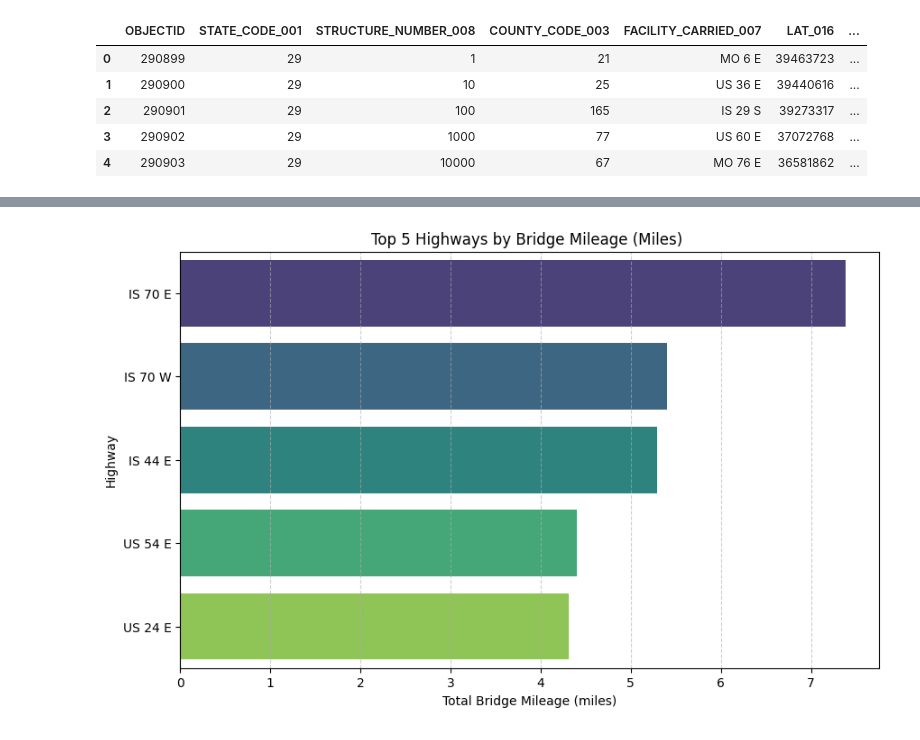
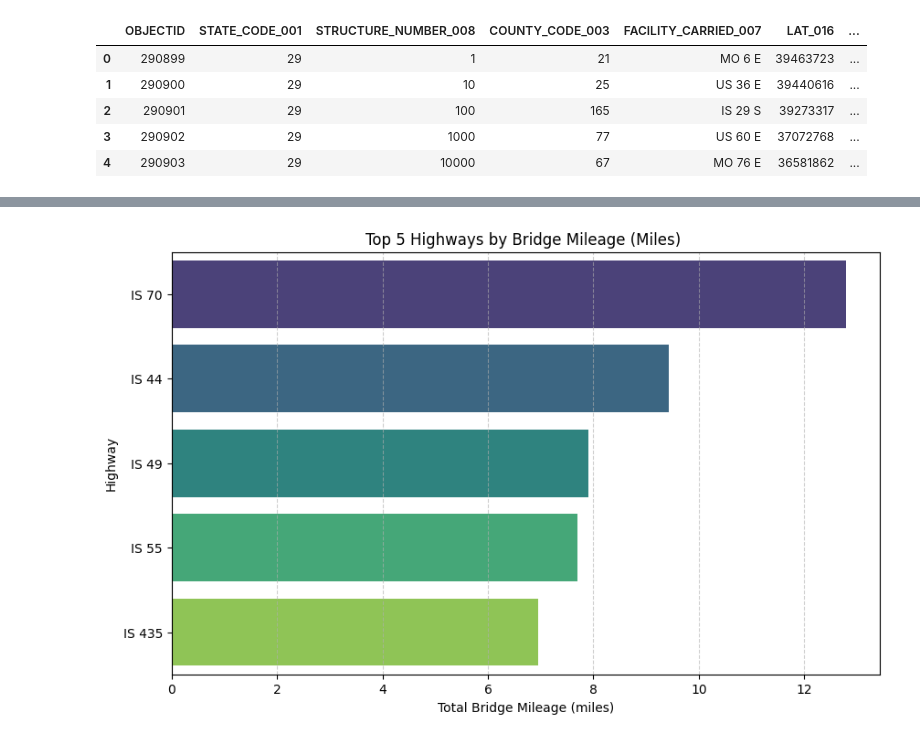
Before and after one commit to kenziemcallister/MODOT-Bridges-Data-Story, a Jupyter notebook: KenziesPlots.ipynb, the cells around one changed output, grey strips where cells are left out. Saved outputs shown, nothing was run; the diff lists cells and outputs as text; code cells hidden in the pictures.

```diff
--- a/KenziesPlots.ipynb
+++ b/KenziesPlots.ipynb
@@ -30,7 +30,7 @@ col_names = df.columns.to_list()
 filtered_df = df[["OBJECTID", "STATE_CODE_001", "STRUCTURE_NUMBER_008", "COUNTY_CODE_003", "FACILITY_CARRIED_007"
                  , "LAT_016", "LONG_017", "YEAR_BUILT_027", "TRAFFIC_LANES_ON_028A", "ADT_029", "YEAR_ADT_030",
                  "BRIDGE_IMP_COST_094", "YEAR_RECONSTRUCTED_106", "FUTURE_ADT_114", "YEAR_OF_FUTURE_ADT_115",
-                 "BRIDGE_CONDITION", "STRUCTURE_LEN_MT_049"]]
+                 "BRIDGE_CONDITION", "STRUCTURE_LEN_MT_049", "LOWEST_RATING", "SUPERSTRUCTURE_COND_059", "HIGHWAY_DISTRICT_002"]]
 
 filtered_df.head()
 # %% [output]
@@ -145,29 +145,35 @@ plt.show()
 # %%
 # Bar Chart: Top 5 highways with number of bridge mileage
 
 filtered_for_miles = filtered_df.copy()
+#stripping end of highway name to combine east and west highways
+filtered_for_miles["FACILITY_CARRIED_007"] = filtered_for_miles["FACILITY_CARRIED_007"].str.replace(r'\s+[NEWS]$', '', regex=True)
+
 filtered_for_miles['bridge_miles'] = filtered_for_miles['STRUCTURE_LEN_MT_049'] / 1609.34 #getting brdige mileage from the col that has bridge mileage in meters
 
 #get top 5 highways based on bridge mileage
+filtered_for_miles.head()
 top_highways = (
     filtered_for_miles.groupby('FACILITY_CARRIED_007')['bridge_miles']
     .sum()
     .reset_index(name='total_mileage')
     .sort_values('total_mileage', ascending=False)
     .head(5)
 )
+
+top_highways.head()
 
 plt.figure(figsize=(10, 6))
 sns.barplot( #plotting with seaborn
     data=top_highways,
     x='total_mileage',
     y='FACILITY_CARRIED_007',
     palette='viridis'
 )
 plt.xlabel("Total Bridge Mileage (miles)")
 plt.ylabel("Highway")
 plt.title("Top 5 Highways by Bridge Mileage (Miles) ")
 plt.grid(axis='x', linestyle='--', alpha=0.6)
 plt.show()
 # %% [output]
-[figure, old version]
+[figure, new version]
```
Also changed, not shown: parts of 3 cells of this notebook.
